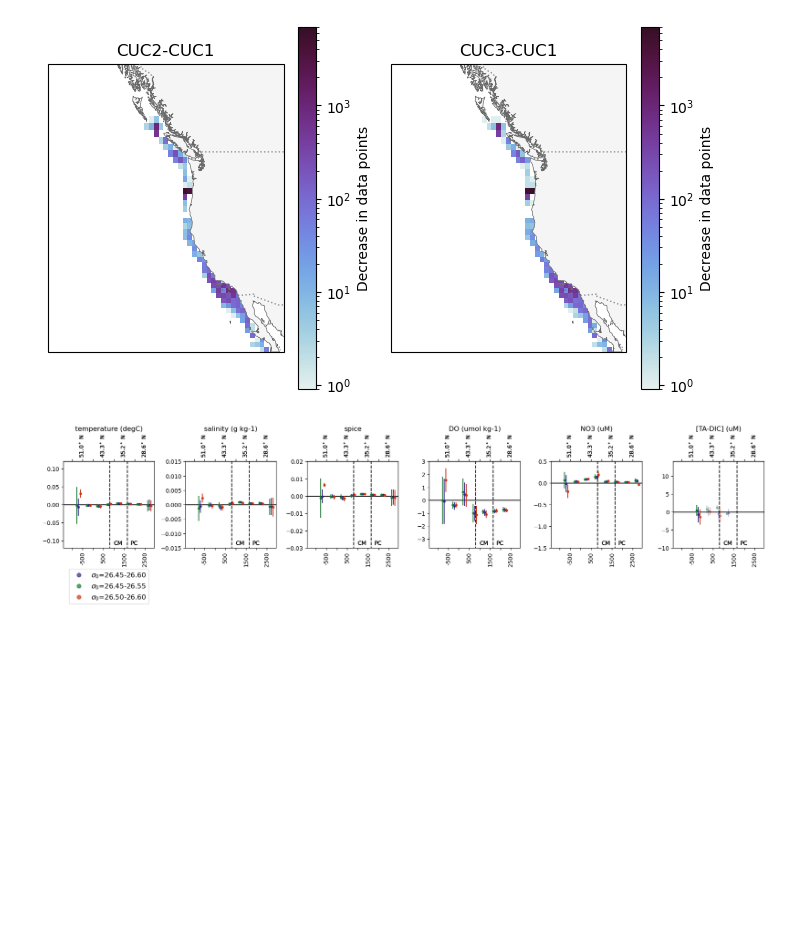
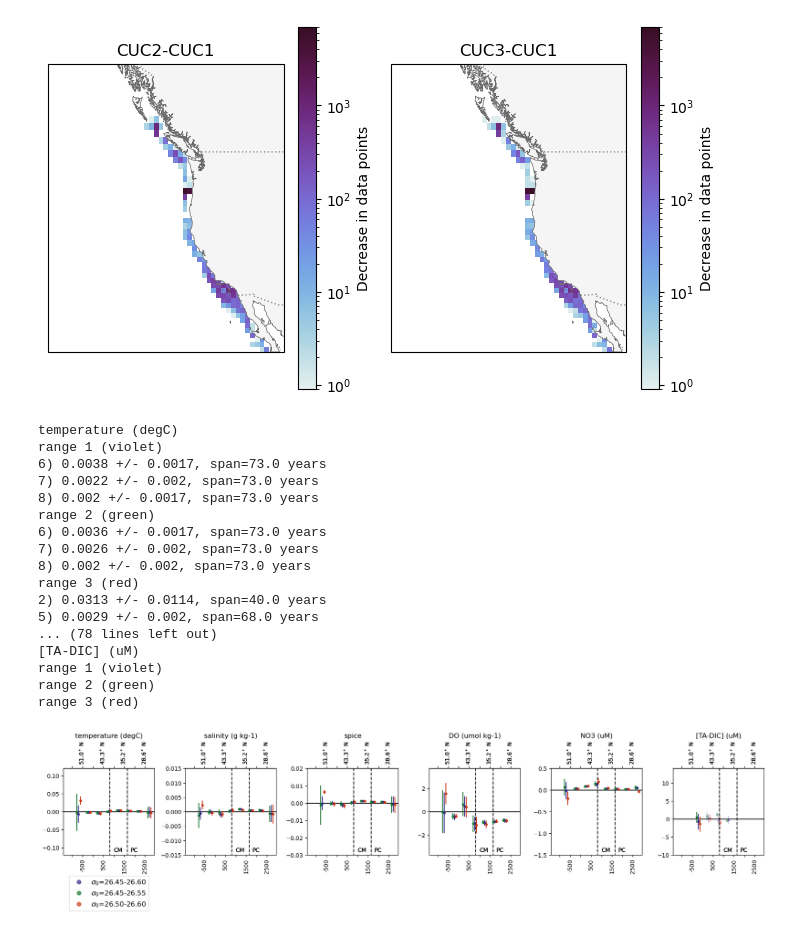
Before and after one commit to UBC-MOAD/analysis-becca, a Jupyter notebook: Synthesis/sensitivity.ipynb, the cells around one changed output. Cells and saved outputs as stored; diff of their text form; code cells hidden in the pictures; blank space fills up the shorter version.

```diff
--- a/Synthesis/sensitivity.ipynb
+++ b/Synthesis/sensitivity.ipynb
@@ -38,7 +42,7 @@ def plot_ratediff_NS_CI(obs_used,var_string, ax, colour, *,
                         min_years=4, min_span_years=10, offset=0):
 
     ylim_dict = {'spice':[-0.03,0.02], 'temperature (degC)': [-0.12,0.12],
-                 'salinity (g kg-1)':[-0.015,0.015], 'DO (umol kg-1)':[-3.7,3],
+                 'salinity (g kg-1)':[-0.015,0.015], 'DO (umol kg-1)':[-3.7,3.7],
                  'NO3 (uM)':[-1.5,0.5], '[TA-DIC] (uM)':[-10,14]}
 
     # bin edges/centers/widths
@@ -146,6 +150,8 @@ def plot_ratediff_NS_CI(obs_used,var_string, ax, colour, *,
 
     ax.set_zorder(3)
     ax.patch.set_alpha(0)
+
+    return slopes, hi95-slopes, year_span
 # %% [markdown]
 ## CUC
 starting with the CUC bc it feels the most straightforward
@@ -282,31 +292,64 @@ plt.tight_layout()
 # %%
 # now looking at how trends change with this new definition
 varstrings = ['temperature (degC)','salinity (g kg-1)', 'spice',
        'DO (umol kg-1)', 'NO3 (uM)','[TA-DIC] (uM)']
 
 fig,ax = plt.subplots(1,len(varstrings),figsize=[3*len(varstrings),5])
 
 for i in range(len(varstrings)):
+    print(varstrings[i])
 
     ax[i].set_title(varstrings[i])
-    plot_ratediff_NS_CI(cuc1,varstrings[i], ax[i], '#332288')
-    plot_ratediff_NS_CI(cuc2,varstrings[i], ax[i], '#117733',offset=-80)
-    plot_ratediff_NS_CI(cuc3,varstrings[i], ax[i], '#CC3311',offset=80)
+    slopes, yerr, span = plot_ratediff_NS_CI(cuc1,varstrings[i], ax[i], '#332288')
+    print('range 1 (violet)')
+    for j in range(len(slopes)):
+        if (abs(slopes[j]) > yerr[j]) and span[j] > 30:
+            print(f"{j+1}) {np.round(slopes[j],4)} +/- {np.round(yerr[j],4)}, span={span[j]} years")
 
+    print('range 2 (green)')
+    slopes, yerr, span = plot_ratediff_NS_CI(cuc2,varstrings[i], ax[i], '#117733',offset=-80)
+    for j in range(len(slopes)):
+        if (abs(slopes[j]) > yerr[j]) and span[j] > 30:
+            print(f"{j+1}) {np.round(slopes[j],4)} +/- {np.round(yerr[j],4)}, span={span[j]} years")
+
+    print('range 3 (red)')
+    slopes, yerr, span = plot_ratediff_NS_CI(cuc3,varstrings[i], ax[i], '#CC3311',offset=80)
+    for j in range(len(slopes)):
+        if (abs(slopes[j]) > yerr[j]) and span[j] > 30:
+            print(f"{j+1}) {np.round(slopes[j],4)} +/- {np.round(yerr[j],4)}, span={span[j]} years")
+
+    print('\n')
 
 # # build legend handles
 legend_handles = []
 inlegend = ["$\sigma_0$=26.45-26.60",'$\sigma_0$=26.45-26.55','$\sigma_0$=26.50-26.60']
 colours = ['#332288', '#117733', '#CC3311']
 markers = ['o','o','o']
 for i in range(len(inlegend)):
     legend_handles.append(mlines.Line2D([], [],
                           marker=markers[i], linestyle='None',markersize=7,
                           markeredgecolor=colours[i], markerfacecolor=colours[i],alpha=0.7,
                           label=inlegend[i]))
 # Add a figure-wide legend below the subplots
 ax[0].legend(handles=legend_handles, loc='upper center', ncol=1, bbox_to_anchor=(0.5, -0.2), frameon=True,fontsize=12)
 
 plt.tight_layout()
 # %% [output]
+temperature (degC)
+range 1 (violet)
+6) 0.0038 +/- 0.0017, span=73.0 years
+7) 0.0022 +/- 0.002, span=73.0 years
+8) 0.002 +/- 0.0017, span=73.0 years
+range 2 (green)
+6) 0.0036 +/- 0.0017, span=73.0 years
+7) 0.0026 +/- 0.002, span=73.0 years
+8) 0.002 +/- 0.002, span=73.0 years
+range 3 (red)
+2) 0.0313 +/- 0.0114, span=40.0 years
+5) 0.0029 +/- 0.002, span=68.0 years
+... (78 lines left out)
+[TA-DIC] (uM)
+range 1 (violet)
+range 2 (green)
+range 3 (red)
-[figure, old version]
+[figure, new version]
```
Also changed, not shown: parts of 39 cells of this notebook.
